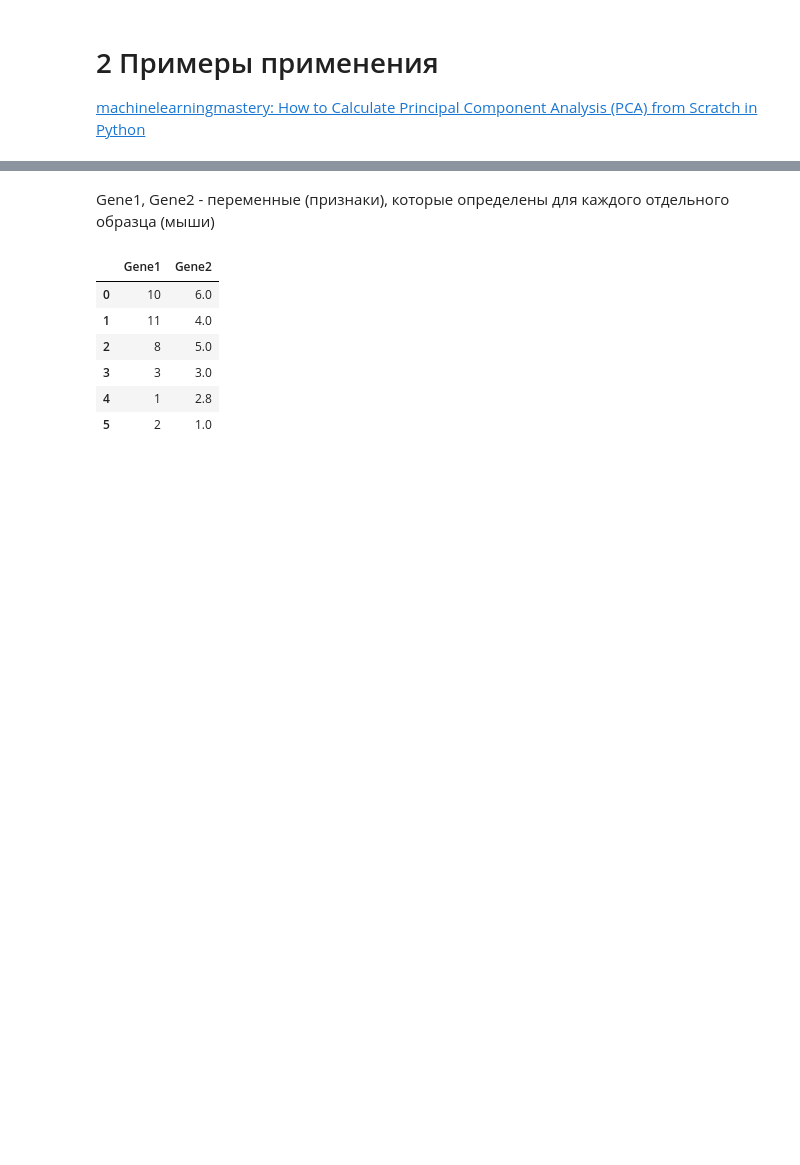
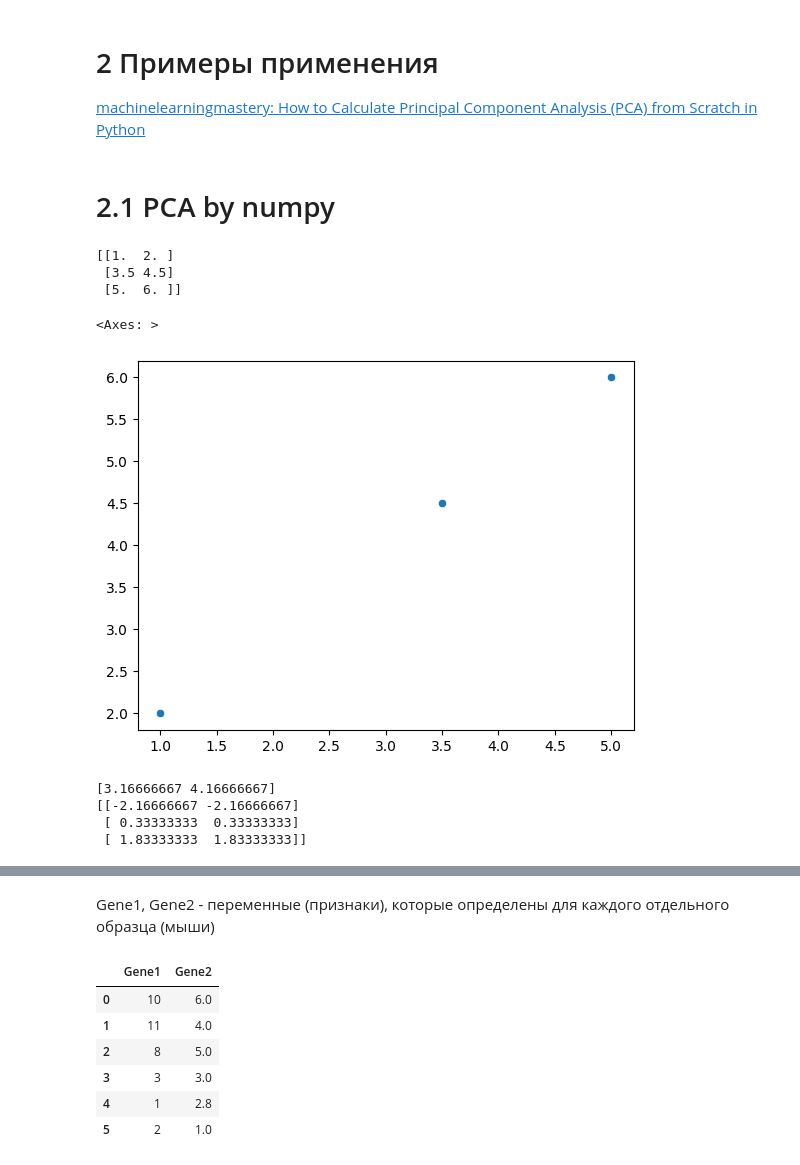
Before and after one commit to bondaleksey/learning-curve-first-steps, a Jupyter notebook: random_topics/PCA.ipynb, the cells around one changed output, grey strips where cells are left out. Drawn from its saved outputs; the diff is of its cells as text; code cells hidden in the pictures; blank space fills up the shorter version.

```diff
--- a/random_topics/PCA.ipynb
+++ b/random_topics/PCA.ipynb
@@ -18,3 +68,5 @@
 # 2 Примеры применения
 
 [machinelearningmastery: How to Calculate Principal Component Analysis (PCA) from Scratch in Python](https://machinelearningmastery.com/calculate-principal-component-analysis-scratch-python/)
+# %% [markdown]
+# 2.1 PCA by numpy
@@ -20,0 +78,25 @@
+# %%
+# define a matrix
+A = np.array([[1, 2], [3.5,4.5 ], [5, 6]])
+print(A)
+# %% [output]
+[[1.  2. ]
+ [3.5 4.5]
+ [5.  6. ]]
+# %%
+sns.scatterplot(x=A[:,0], y=A[:,1])
+# %% [output]
+<Axes: >
+[figure, added]
+# %%
+# calculate the mean of each column
+M = np.mean(A.T, axis=1)
+print(M)
+# center columns by subtracting column means
+C = A - M
+print(C)
+# %% [output]
+[3.16666667 4.16666667]
+[[-2.16666667 -2.16666667]
+ [ 0.33333333  0.33333333]
+ [ 1.83333333  1.83333333]]
```
Also changed, not shown: parts of 30 cells of this notebook.
